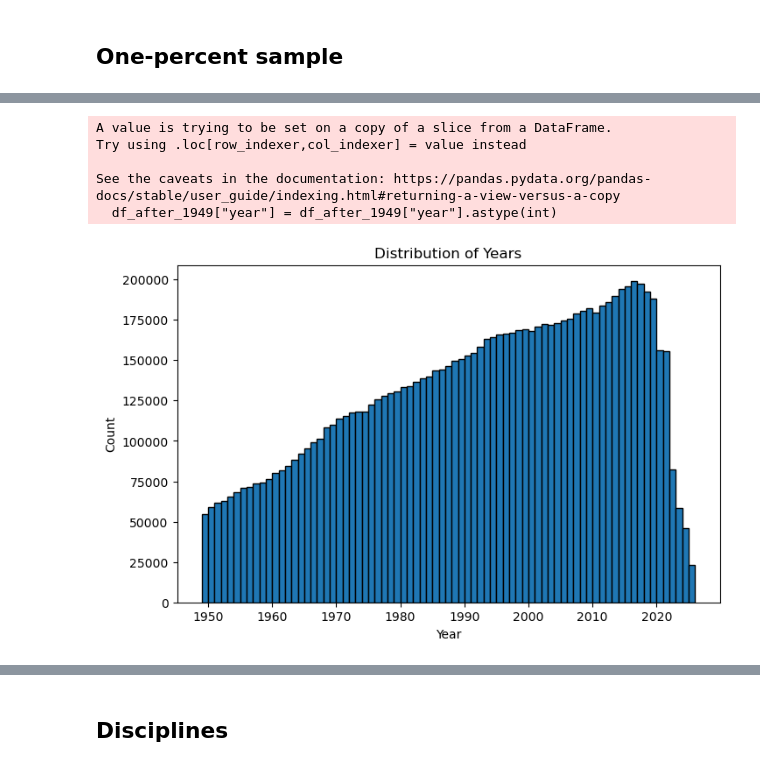
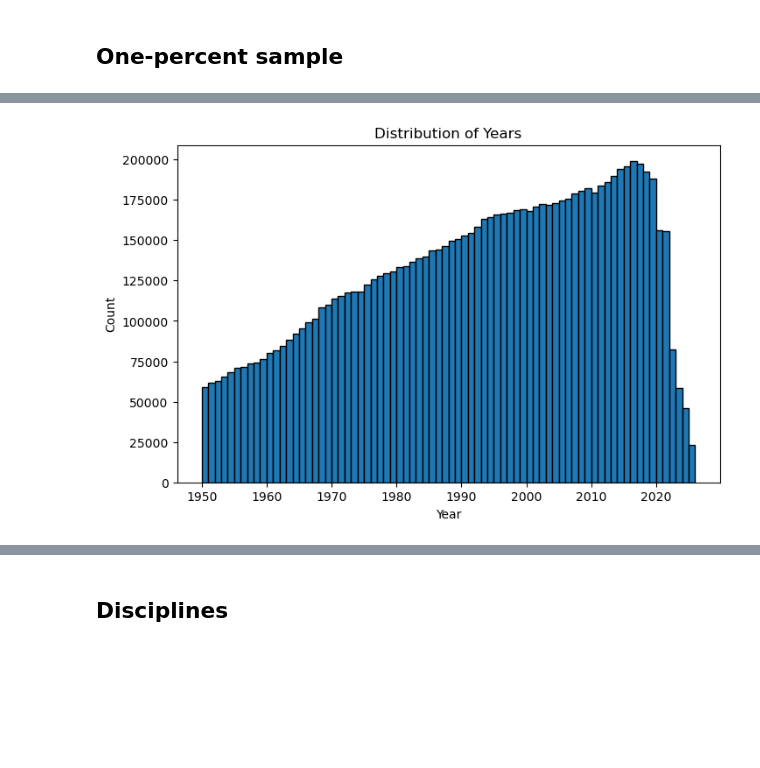
Before and after one commit to DanilSko/jstor_analysis_code, a Jupyter notebook: JSTOR database analyser.ipynb, the cells around one changed output, grey strips where cells are left out. Cells and saved outputs as stored; diff of their text form; code cells hidden in the pictures; blank space fills up the shorter version.

```diff
--- a/JSTOR database analyser.ipynb
+++ b/JSTOR database analyser.ipynb
@@ -142,2 +118,0 @@ memory usage: 968.0+ KB
-# %%
-df['year'] = df['published_date'].str[:4]
@@ -161,2 +118,0 @@ df[df['year'].isna()].shape
-# %%
-df['year'] = df['year'].fillna('0')
@@ -167,4 +118,0 @@ df.shape
-# %%
-df['year'] = df['year'].astype(int)
-# %%
-df = df[df['year'] > 0]
@@ -278,17 +191,12 @@ memory usage: 1.8+ GB
 # %%
-df_after_1949["year"] = df_after_1949["year"].astype(int)
+#df_after_1949["year"] = df_after_1949["year"].astype(int)
 
 # Plot histogram
 plt.figure(figsize=(8,5))
-plt.hist(df_after_1949["year"], bins=range(df_after_1949["year"].min(), df_after_1949["year"].max() + 2), edgecolor="black")
+plt.hist(df["year"], bins=range(df["year"].min(), df["year"].max() + 2), edgecolor="black")
 plt.xlabel("Year")
 plt.ylabel("Count")
 plt.title("Distribution of Years")
 plt.show()
 # %% [output]
-A value is trying to be set on a copy of a slice from a DataFrame.
-Try using .loc[row_indexer,col_indexer] = value instead
-
-See the caveats in the documentation: https://pandas.pydata.org/pandas-docs/stable/user_guide/indexing.html#returning-a-view-versus-a-copy
-  df_after_1949["year"] = df_after_1949["year"].astype(int)
-[figure, old version]
+[figure, new version]
```
Also changed, not shown: parts of 49 cells of this notebook.
